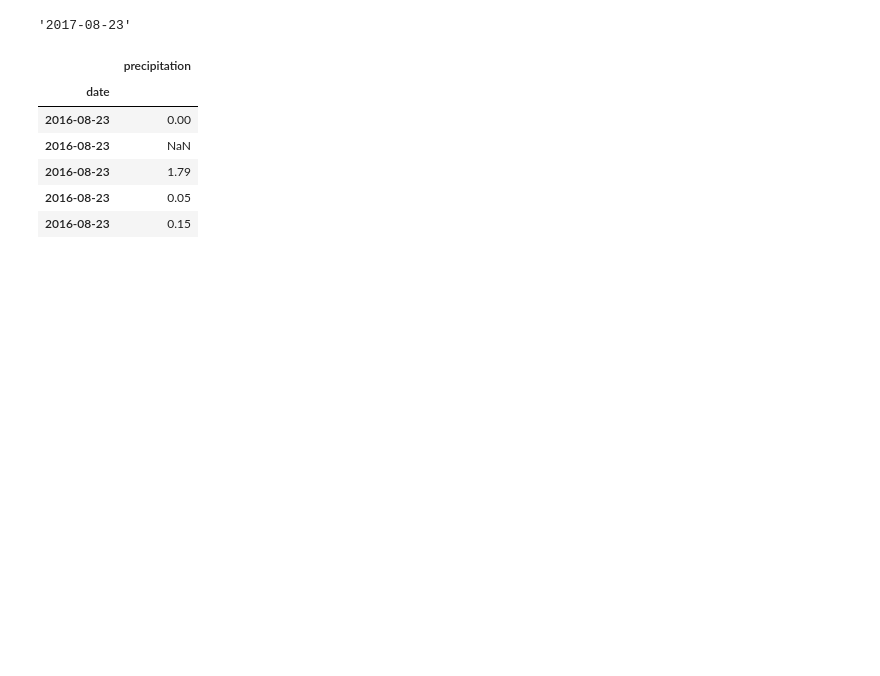
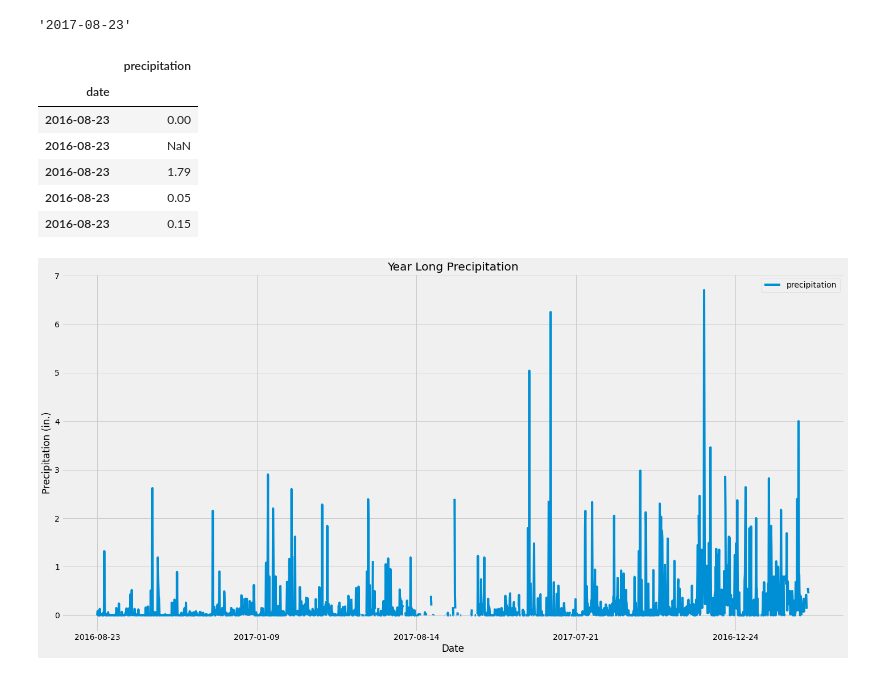
Before and after one commit to HarshitaRahul/sqlalchemy-challenge, a Jupyter notebook: climate_starter.ipynb, the cells around one changed output. Cells and saved outputs as stored; diff of their text form; code cells hidden in the pictures; blank space fills up the shorter version.

```diff
--- a/climate_starter.ipynb
+++ b/climate_starter.ipynb
@@ -123,5 +125,22 @@ precipitation_df.head()
 | 2016-08-23 | 1.79 |
 | 2016-08-23 | 0.05 |
 | 2016-08-23 | 0.15 |
+# %%
+# Use Pandas Plotting with Matplotlib to plot the data
+fig, ax = plt.subplots(figsize = (20, 10))
+precipitation_df.plot(ax = ax, x_compat = True)
+
+#title and labels
+ax.set_xlabel('Date')
+ax.set_ylabel('Precipitation (in.)')
+ax.set_title("Year Long Precipitation")
+
+plt.savefig("Images2/precipitation.png")
+
+#plot
+plt.tight_layout()
+plt.show()
+# %% [output]
+[figure, added]
 # %%
 # Use Pandas to calcualte the summary statistics for the precipitation data
```
Also changed, not shown: parts of 10 cells of this notebook, 3 other files.
